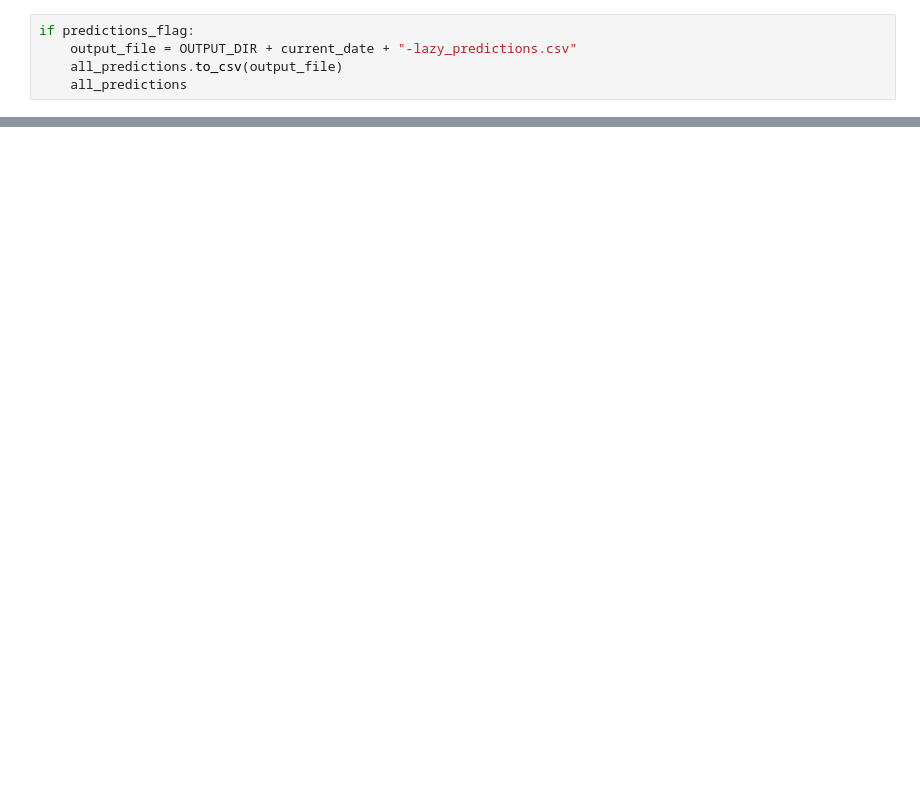
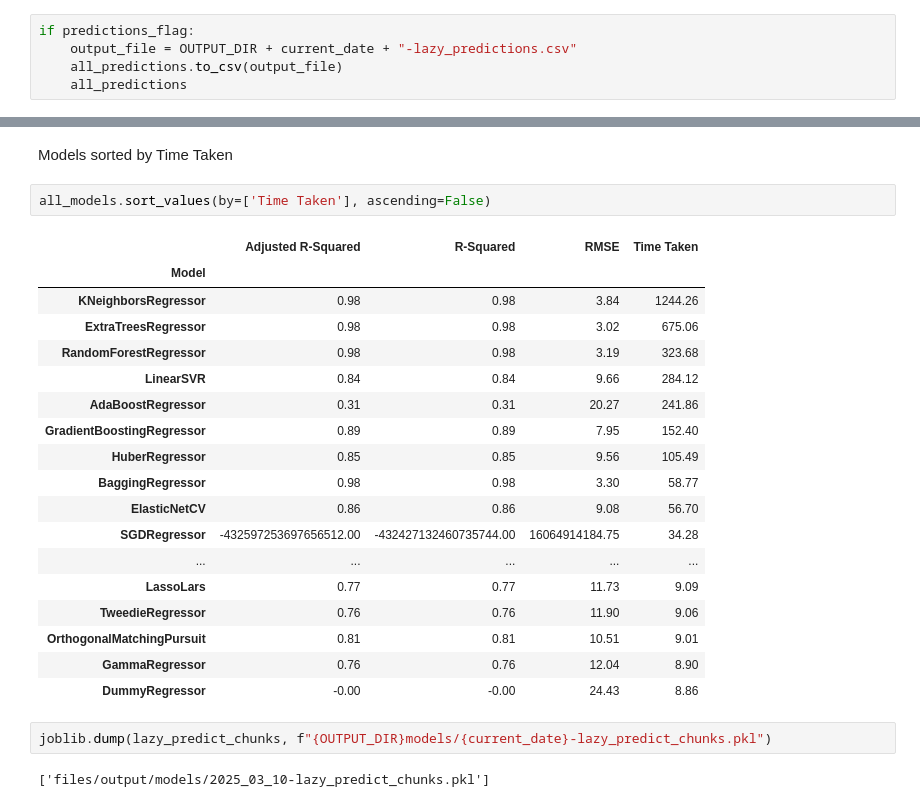
Before and after one commit to leonellb/car-co2-prediction, a Jupyter notebook: notebooks/app_emulation/2_0-electric-lazy-model_selection.ipynb, the cells around one changed output, grey strips where cells are left out. Cells and saved outputs as stored; diff of their text form; blank space fills up the shorter version.

```diff
--- a/notebooks/app_emulation/2_0-electric-lazy-model_selection.ipynb
+++ b/notebooks/app_emulation/2_0-electric-lazy-model_selection.ipynb
@@ -232,0 +295,27 @@ if predictions_flag:
+# %% [markdown]
+Models sorted by Time Taken
+# %%
+all_models.sort_values(by=['Time Taken'], ascending=False)
+# %% [output]
+|  | Adjusted R-Squared | R-Squared | RMSE | Time Taken |
+| Model |  |  |  |  |
+| KNeighborsRegressor | 0.98 | 0.98 | 3.84 | 1244.26 |
+| ExtraTreesRegressor | 0.98 | 0.98 | 3.02 | 675.06 |
+| RandomForestRegressor | 0.98 | 0.98 | 3.19 | 323.68 |
+| LinearSVR | 0.84 | 0.84 | 9.66 | 284.12 |
+| AdaBoostRegressor | 0.31 | 0.31 | 20.27 | 241.86 |
+| GradientBoostingRegressor | 0.89 | 0.89 | 7.95 | 152.40 |
+| HuberRegressor | 0.85 | 0.85 | 9.56 | 105.49 |
+| BaggingRegressor | 0.98 | 0.98 | 3.30 | 58.77 |
+| ElasticNetCV | 0.86 | 0.86 | 9.08 | 56.70 |
+| SGDRegressor | -432597253697656512.00 | -432427132460735744.00 | 16064914184.75 | 34.28 |
+| ... | ... | ... | ... | ... |
+| LassoLars | 0.77 | 0.77 | 11.73 | 9.09 |
+| TweedieRegressor | 0.76 | 0.76 | 11.90 | 9.06 |
+| OrthogonalMatchingPursuit | 0.81 | 0.81 | 10.51 | 9.01 |
+| GammaRegressor | 0.76 | 0.76 | 12.04 | 8.90 |
+| DummyRegressor | -0.00 | -0.00 | 24.43 | 8.86 |
+# %%
+joblib.dump(lazy_predict_chunks, f"{OUTPUT_DIR}models/{current_date}-lazy_predict_chunks.pkl")
+# %% [output]
+['files/output/models/2025_03_10-lazy_predict_chunks.pkl']
```
Also changed, not shown: parts of 6 cells of this notebook, 2 other files.
